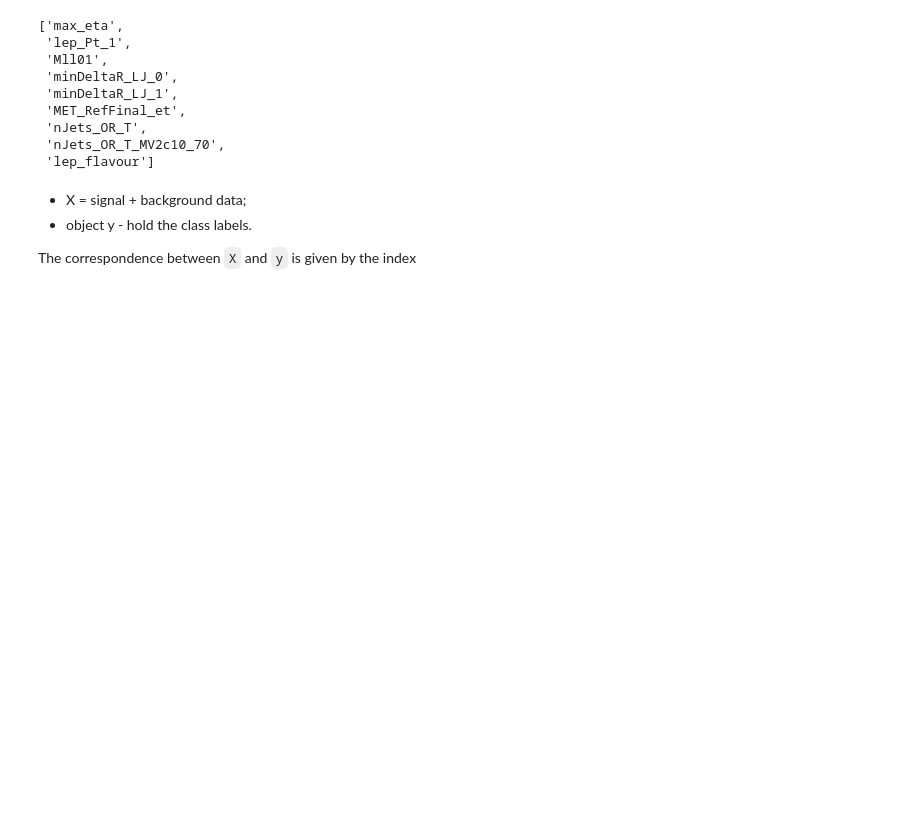
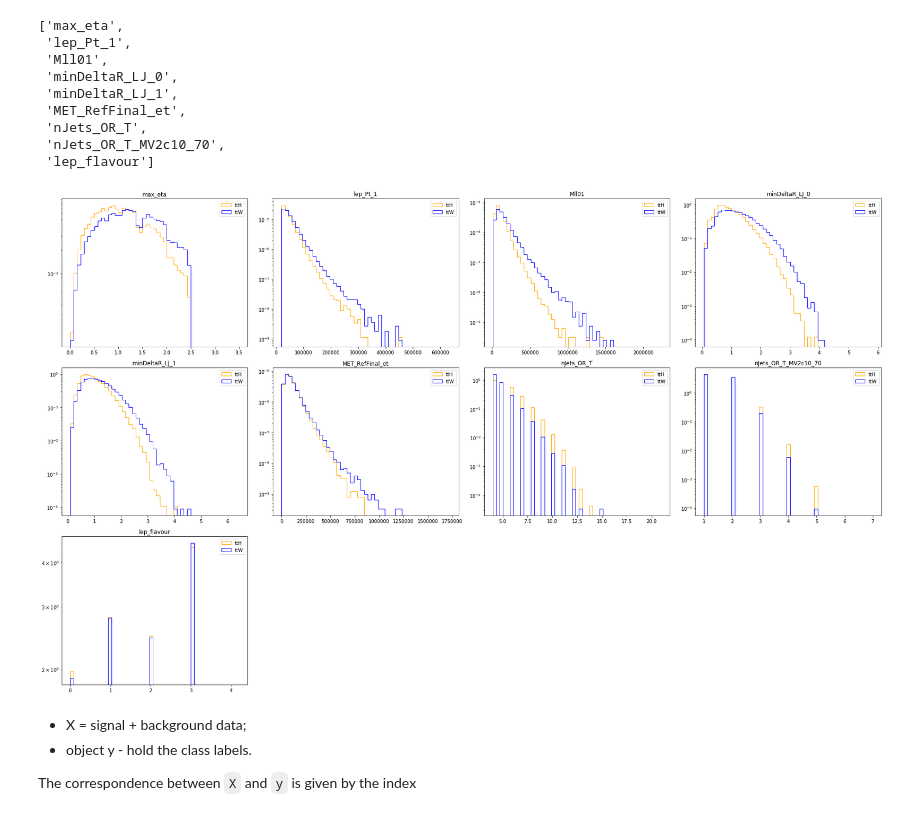
Before and after one commit to grevtsovkirill/tthml_perf, a Jupyter notebook: model_training/market_solutions/training_ttH_v0.ipynb, the cells around one changed output. Cells and saved outputs as stored; diff of their text form; code cells hidden in the pictures; blank space fills up the shorter version.

Commit message:
plot input variables for Signal/Background (ttH/ttW)

```diff
--- a/model_training/market_solutions/training_ttH_v0.ipynb
+++ b/model_training/market_solutions/training_ttH_v0.ipynb
@@ -39,6 +39,41 @@ variablelist
  'nJets_OR_T',
  'nJets_OR_T_MV2c10_70',
  'lep_flavour']
+# %%
+fig, ax = plt.subplots(3, 4, figsize=(25, 15))
+nbins = 50
+
+varcounter = -1
+for i, axobjlist in enumerate(ax):
+      for j, axobj in enumerate(axobjlist):
+        varcounter+=1
+        if varcounter < len(variablelist):
+            var = variablelist[varcounter]
+
+            p_ttH = pandas.DataFrame({var: hd_ttH[var]})
+            p_ttW = pandas.DataFrame({var: hd_ttW[var]})
+            #b.replace([np.inf, -np.inf], np.nan, inplace=True)
+            #c.replace([np.inf, -np.inf], np.nan, inplace=True)
+            #b = b.dropna()
+            #c = c.dropna()
+            minval = np.amin(p_ttH[var])
+            maxval = max([np.amax(p_ttH[var]), np.amax(p_ttW[var])])*1.4
+            binning = np.linspace(minval,maxval,nbins)
+
+            axobj.hist(p_ttH[var],binning,histtype=u'step', color='orange',label='ttH',density=1)
+            axobj.hist(p_ttW[var],binning,histtype=u'step', color='b',label='ttW',density=1)
+            axobj.legend()
+            axobj.set_yscale('log',nonposy='clip')
+            axobj.set_title(variablelist[varcounter])
+
+        else:
+            axobj.axis('off')
+
+plt.tight_layout()
+# plt.savefig("DL1r-variables.pdf", transparent=True)
+plt.show()
+# %% [output]
+[figure, added]
 # %% [markdown]
  * X = signal + background data;
  * object y - hold the class labels.
```
